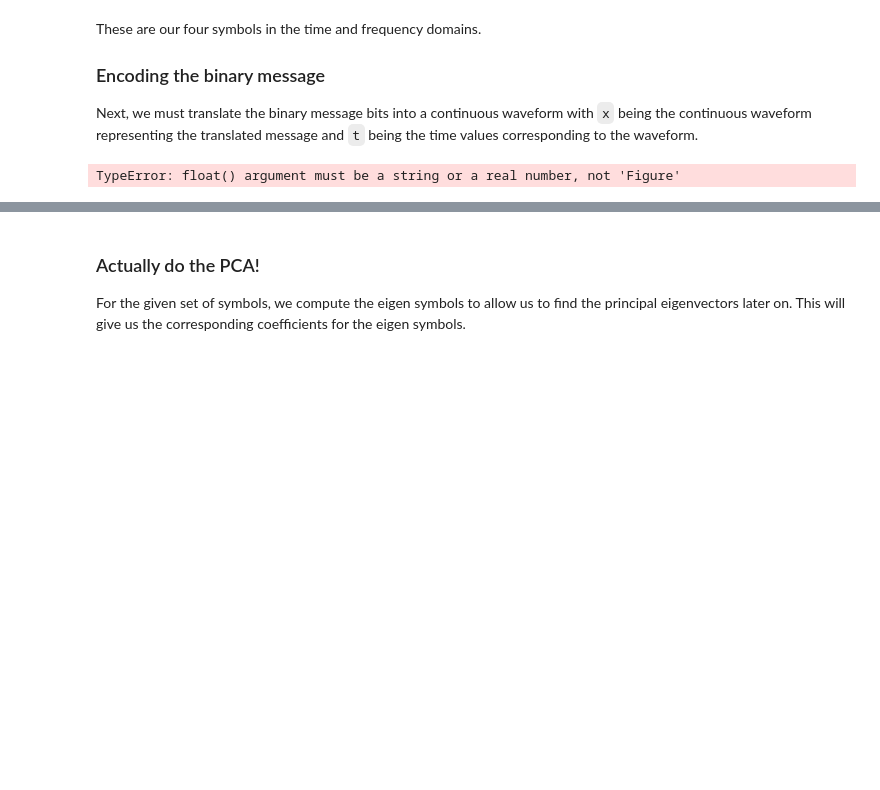
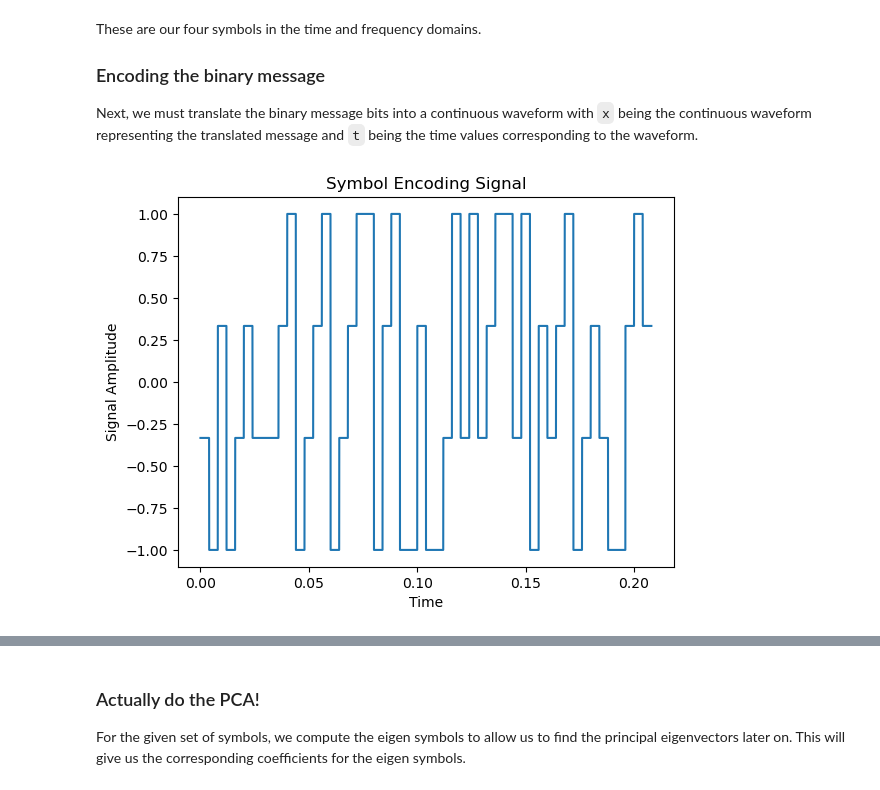
Before and after one commit to allyson-hur/adcomms_dsp, a Jupyter notebook: pca.ipynb, the cells around one changed output, grey strips where cells are left out. Cells and saved outputs as stored; diff of their text form; code cells hidden in the pictures; blank space fills up the shorter version.

```diff
--- a/pca.ipynb
+++ b/pca.ipynb
@@ -111,53 +130,65 @@ Next, we must translate the binary message bits into a continuous waveform with
 # %%
 from pca import batched
 
 class SymbolEncoding:
-   def __init__(self, BITS_PER_SYMBOL, SAMPLES_PER_SYMBOL, F_C, symbols_of_t, message_bits_txt):
+    def __init__(self, BITS_PER_SYMBOL, SAMPLES_PER_SYMBOL, F_C, symbols_of_t, message_bits_txt):
        self.BITS_PER_SYMBOL = BITS_PER_SYMBOL
        self.SAMPLES_PER_SYMBOL = SAMPLES_PER_SYMBOL
        self.symbols_of_t = symbols_of_t
        self.message_bits_txt = message_bits_txt
        self.dt = 1 / F_C
 
-   def x(self):
-       x_samples = self.SAMPLES_PER_SYMBOL * int(
-           np.ceil(len(self.message_bits_txt) // self.BITS_PER_SYMBOL)
-       )
-       x = np.zeros(
-           x_samples,
-       )
+    def x(self):
+        """
+        Divide the binary message into chunks, then convert each chunk into an
+        integer. Then, find the PAM symbol corresopnding to the integer.
 
-       for i, symbol in enumerate(
-           batched(self.message_bits_txt, self.BITS_PER_SYMBOL)
-       ):
-           if not symbol:
-               continue
-           symbol = int("".join(symbol), 2)
-           i_start = i * self.SAMPLES_PER_SYMBOL
-           i_end = (i + 1) * self.SAMPLES_PER_SYMBOL
-           x[i_start:i_end] = self.symbols_of_t[symbol]
+        Returns:
+            An array of PAM symbols.
+        """
+        x_samples = self.SAMPLES_PER_SYMBOL * int(
+            np.ceil(len(self.message_bits_txt) // self.BITS_PER_SYMBOL)
+        )
+        x = np.zeros(
+            x_samples,
+        )
 
-       return x
+        for i, symbol in enumerate(
+            batched(self.message_bits_txt, self.BITS_PER_SYMBOL)
+        ):
+            if not symbol:
+                continue
+            symbol = int("".join(symbol), 2)
+            i_start = i * self.SAMPLES_PER_SYMBOL
+            i_end = (i + 1) * self.SAMPLES_PER_SYMBOL
+            x[i_start:i_end] = self.symbols_of_t[symbol]
 
-   def t(self):
-       x_samples = self.SAMPLES_PER_SYMBOL * int(
-           np.ceil(len(self.message_bits_txt) // self.BITS_PER_SYMBOL)
-       )
-       return np.linspace(0, self.dt * x_samples, x_samples)
+        return x
+
+    def t(self):
+        """
+        Get the time values associated with each sample in the signal.
+
+        Returns:
+            An array representing the time values.
+        """
+        x_samples = self.SAMPLES_PER_SYMBOL * int(
+            np.ceil(len(self.message_bits_txt) // self.BITS_PER_SYMBOL)
+        )
+        return np.linspace(0, self.dt * x_samples, x_samples)
 
 
 symbols_of_t = test_symbols_of_t
 message_bits_txt = test_message_bits_txt
 
-symbol_encoding_test = SymbolEncoding(BITS_PER_SYMBOL, SAMPLES_PER_SYMBOL, F_C, symbols_of_t, message_bits_txt)
+symbol_encoding_test = SymbolEncoding(BITS_PER_SYMBOL, SAMPLES_PER_SYMBOL, F_C, test_symbols_of_t, message_bits_txt)
+test_x = symbol_encoding_test.x()
+test_t = symbol_encoding_test.t()
 
-x_values = symbol_encoding_test.x()
-t_values = symbol_encoding_test.t()
-
-plt.plot(t_values, x_values)
+plt.plot(test_t, test_x)
 plt.xlabel('Time')
 plt.ylabel('Signal Amplitude')
 plt.title('Symbol Encoding Signal')
 plt.show()
 # %% [output]
-TypeError: float() argument must be a string or a real number, not 'Figure'
+[figure, added]
```
Also changed, not shown: parts of 11 cells of this notebook.
